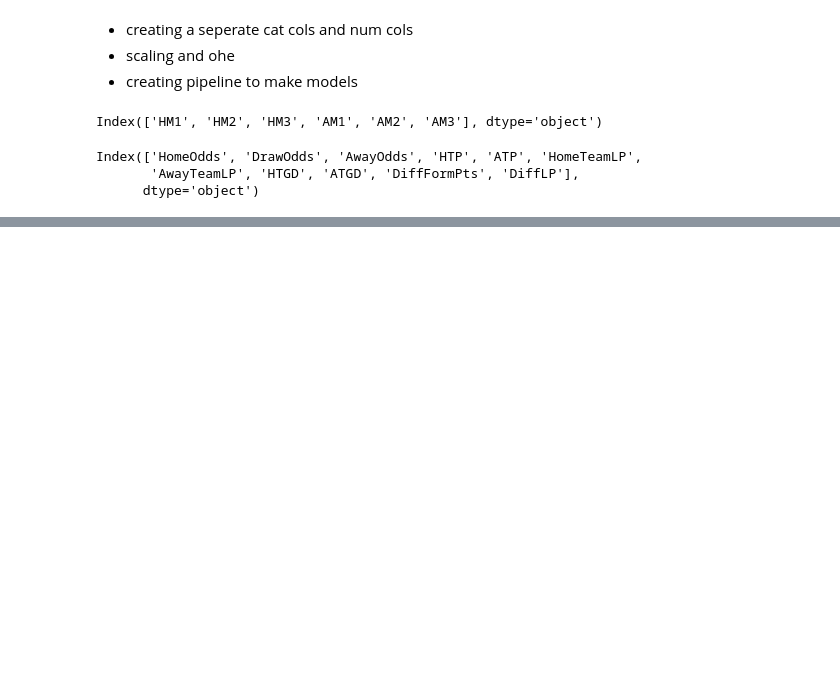
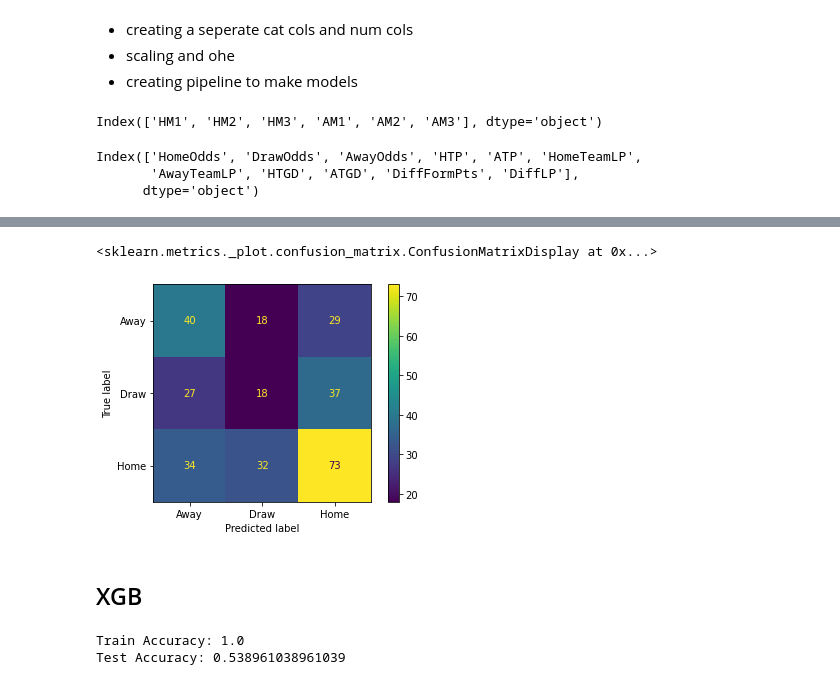
Before and after one commit to barteaga10/Premier-League-Prediction, a Jupyter notebook: Modeling .ipynb, the cells around one changed output, grey strips where cells are left out. Drawn from its saved outputs; the diff is of its cells as text; code cells hidden in the pictures; blank space fills up the shorter version.

```diff
--- a/Modeling .ipynb
+++ b/Modeling .ipynb
@@ -144,0 +274,5 @@ preprocessor = ColumnTransformer(transformers=[
+# %%
+knn_clf = Pipeline(steps =[
+    ('preprocessor', preprocessor),
+    ('knn', KNeighborsClassifier())
+])
@@ -144,0 +307,7 @@ preprocessor = ColumnTransformer(transformers=[
+# %%
+plot_confusion_matrix(knn_clf, X_test, y_test,display_labels=['Away', 'Draw', 'Home'])
+# %% [output]
+<sklearn.metrics._plot.confusion_matrix.ConfusionMatrixDisplay at 0x...>
+[figure, added]
+# %% [markdown]
+## XGB
@@ -144,0 +319,8 @@ preprocessor = ColumnTransformer(transformers=[
+# %%
+xgb_clf.fit(X_train, y_train)
+
+print(f'Train Accuracy: {xgb_clf.score(X_train, y_train)}')
+print(f'Test Accuracy: {xgb_clf.score(X_test, y_test)}')
+# %% [output]
+Train Accuracy: 1.0
+Test Accuracy: 0.538961038961039
```
Also changed, not shown: parts of 44 cells of this notebook.
